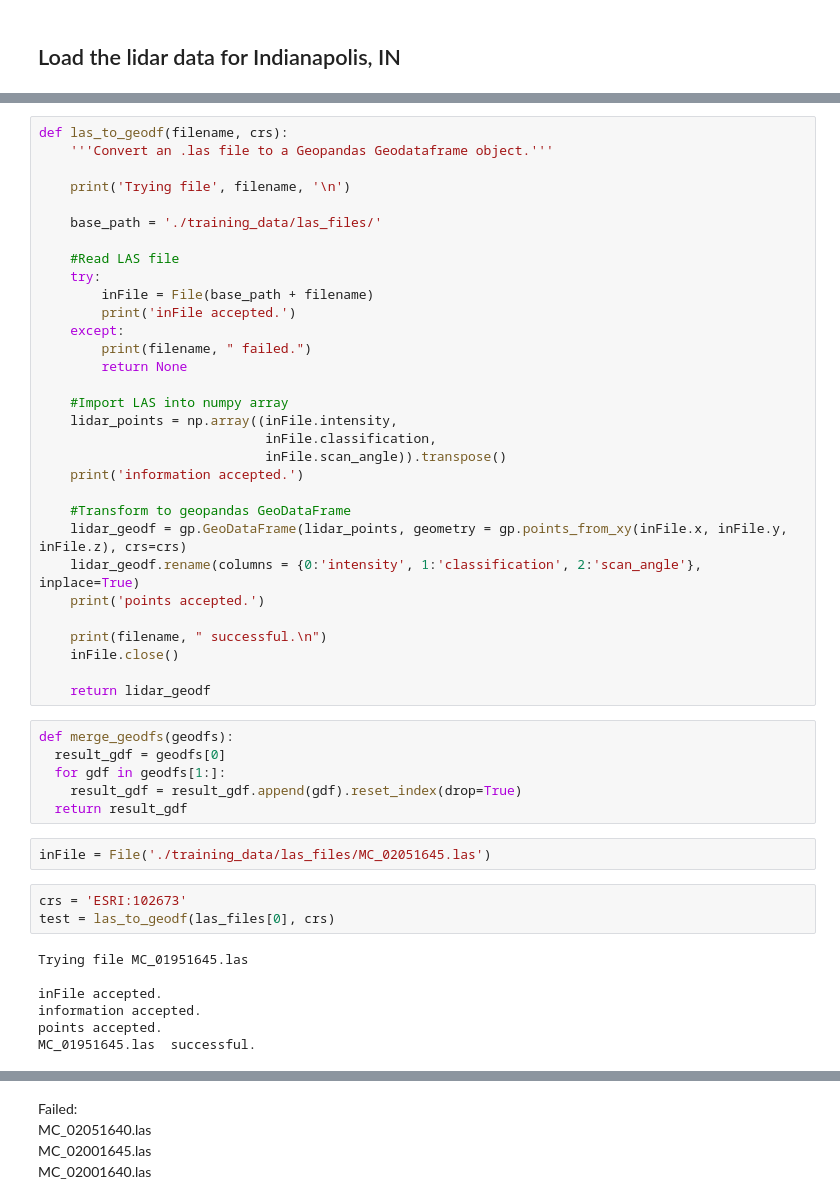
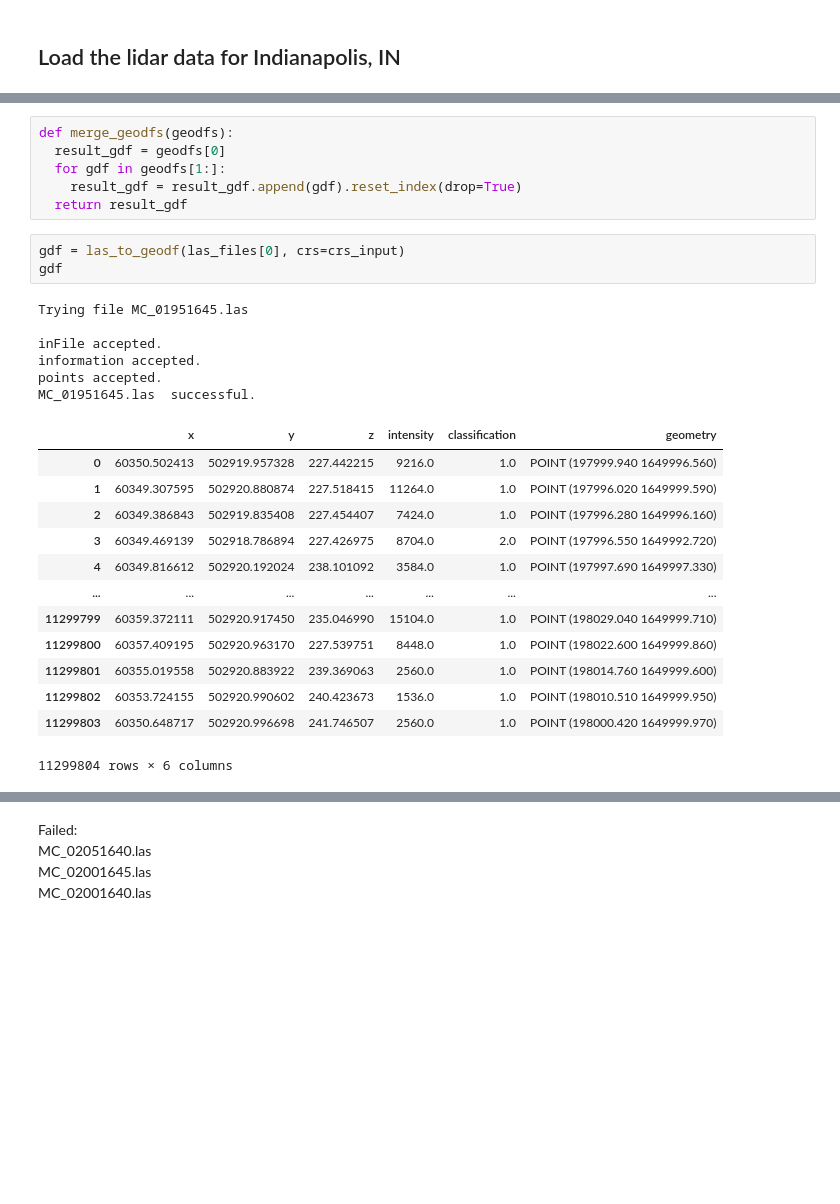
Before and after one commit to zach-brown-18/is-it-abandoned, a Jupyter notebook: Data_ingestion.ipynb, the cells around one changed output, grey strips where cells are left out. Saved outputs shown, nothing was run; the diff lists cells and outputs as text; blank space fills up the shorter version.

```diff
--- a/Data_ingestion.ipynb
+++ b/Data_ingestion.ipynb
@@ -107,52 +107,32 @@ def las_to_geodf_development(filename):
     inFile.close()
 
     return lidar_geodf
-# %%
-def las_to_geodf(filename, crs):
-    '''Convert an .las file to a Geopandas Geodataframe object.'''
-
-    print('Trying file', filename, '\n')
-
-    base_path = './training_data/las_files/'
-
-    #Read LAS file
-    try:
-        inFile = File(base_path + filename)
-        print('inFile accepted.')
-    except:
-        print(filename, " failed.")
-        return None
-
-    #Import LAS into numpy array
-    lidar_points = np.array((inFile.intensity,
-                             inFile.classification,
-                             inFile.scan_angle)).transpose()
-    print('information accepted.')
-
-    #Transform to geopandas GeoDataFrame
-    lidar_geodf = gp.GeoDataFrame(lidar_points, geometry = gp.points_from_xy(inFile.x, inFile.y, inFile.z), crs=crs)
-    lidar_geodf.rename(columns = {0:'intensity', 1:'classification', 2:'scan_angle'}, inplace=True)
-    print('points accepted.')
-
-    print(filename, " successful.\n")
-    inFile.close()
-
-    return lidar_geodf
 # %%
 def merge_geodfs(geodfs):
   result_gdf = geodfs[0]
   for gdf in geodfs[1:]:
     result_gdf = result_gdf.append(gdf).reset_index(drop=True)
   return result_gdf
-# %%
-inFile = File('./training_data/las_files/MC_02051645.las')
 # %%
-crs = 'ESRI:102673'
-test = las_to_geodf(las_files[0], crs)
+gdf = las_to_geodf(las_files[0], crs=crs_input)
+gdf
 # %% [output]
 Trying file MC_01951645.las
 
 inFile accepted.
 information accepted.
 points accepted.
 MC_01951645.las  successful.
+|  | x | y | z | intensity | classification | geometry |
+| 0 | 60350.502413 | 502919.957328 | 227.442215 | 9216.0 | 1.0 | POINT (197999.940 1649996.560) |
+| 1 | 60349.307595 | 502920.880874 | 227.518415 | 11264.0 | 1.0 | POINT (197996.020 1649999.590) |
+| 2 | 60349.386843 | 502919.835408 | 227.454407 | 7424.0 | 1.0 | POINT (197996.280 1649996.160) |
+| 3 | 60349.469139 | 502918.786894 | 227.426975 | 8704.0 | 2.0 | POINT (197996.550 1649992.720) |
+| 4 | 60349.816612 | 502920.192024 | 238.101092 | 3584.0 | 1.0 | POINT (197997.690 1649997.330) |
+| ... | ... | ... | ... | ... | ... | ... |
+| 11299799 | 60359.372111 | 502920.917450 | 235.046990 | 15104.0 | 1.0 | POINT (198029.040 1649999.710) |
+| 11299800 | 60357.409195 | 502920.963170 | 227.539751 | 8448.0 | 1.0 | POINT (198022.600 1649999.860) |
+| 11299801 | 60355.019558 | 502920.883922 | 239.369063 | 2560.0 | 1.0 | POINT (198014.760 1649999.600) |
+| 11299802 | 60353.724155 | 502920.990602 | 240.423673 | 1536.0 | 1.0 | POINT (198010.510 1649999.950) |
+| 11299803 | 60350.648717 | 502920.996698 | 241.746507 | 2560.0 | 1.0 | POINT (198000.420 1649999.970) |
+11299804 rows × 6 columns
```
Also changed, not shown: parts of 23 cells of this notebook, 9 other files.
